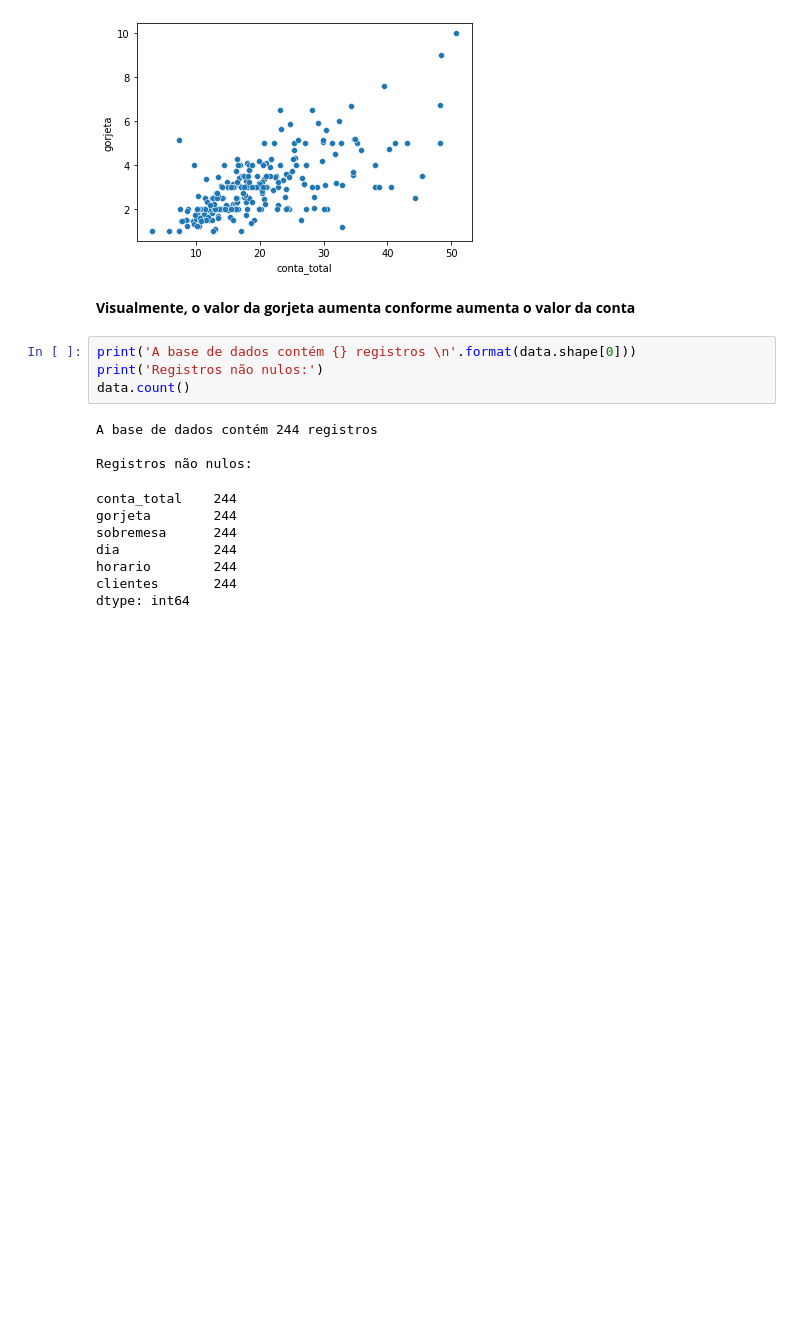
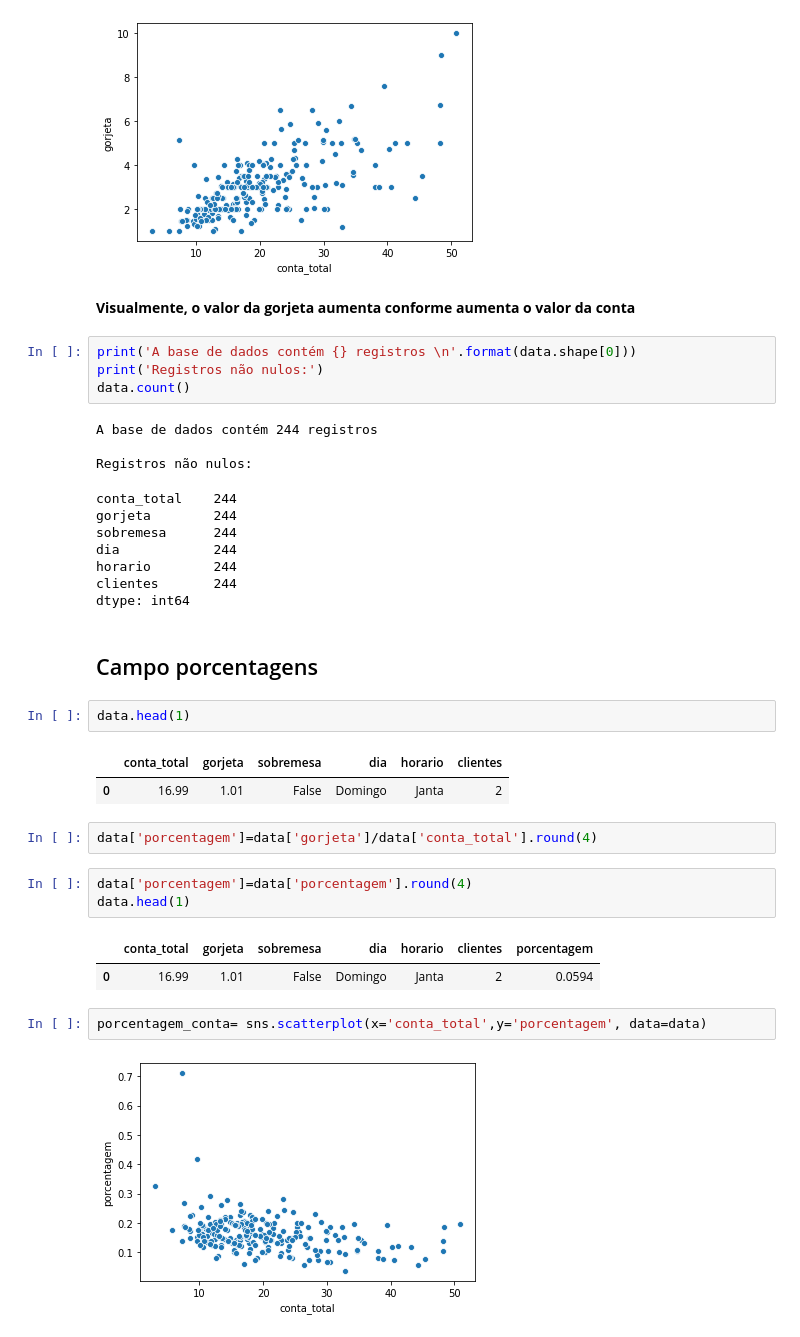
Before and after one commit to MarnieGrenat/Cursos-Alura, a Jupyter notebook: Data-Visualization/EAD-Gorjetas.ipynb, the cells around one changed output. Drawn from its saved outputs; the diff is of its cells as text; blank space fills up the shorter version.

Commit message:
Data Visualization course update

```diff
--- a/Data-Visualization/EAD-Gorjetas.ipynb
+++ b/Data-Visualization/EAD-Gorjetas.ipynb
@@ -96,3 +96,22 @@ dia            244
 horario        244
 clientes       244
 dtype: int64
+# %% [markdown]
+## Campo porcentagens
+# %%
+data.head(1)
+# %% [output]
+|  | conta_total | gorjeta | sobremesa | dia | horario | clientes |
+| 0 | 16.99 | 1.01 | False | Domingo | Janta | 2 |
+# %%
+data['porcentagem']=data['gorjeta']/data['conta_total'].round(4)
+# %%
+data['porcentagem']=data['porcentagem'].round(4)
+data.head(1)
+# %% [output]
+|  | conta_total | gorjeta | sobremesa | dia | horario | clientes | porcentagem |
+| 0 | 16.99 | 1.01 | False | Domingo | Janta | 2 | 0.0594 |
+# %%
+porcentagem_conta= sns.scatterplot(x='conta_total',y='porcentagem', data=data)
+# %% [output]
+[figure, added]
```
Also changed, not shown: parts of 10 cells of this notebook.
